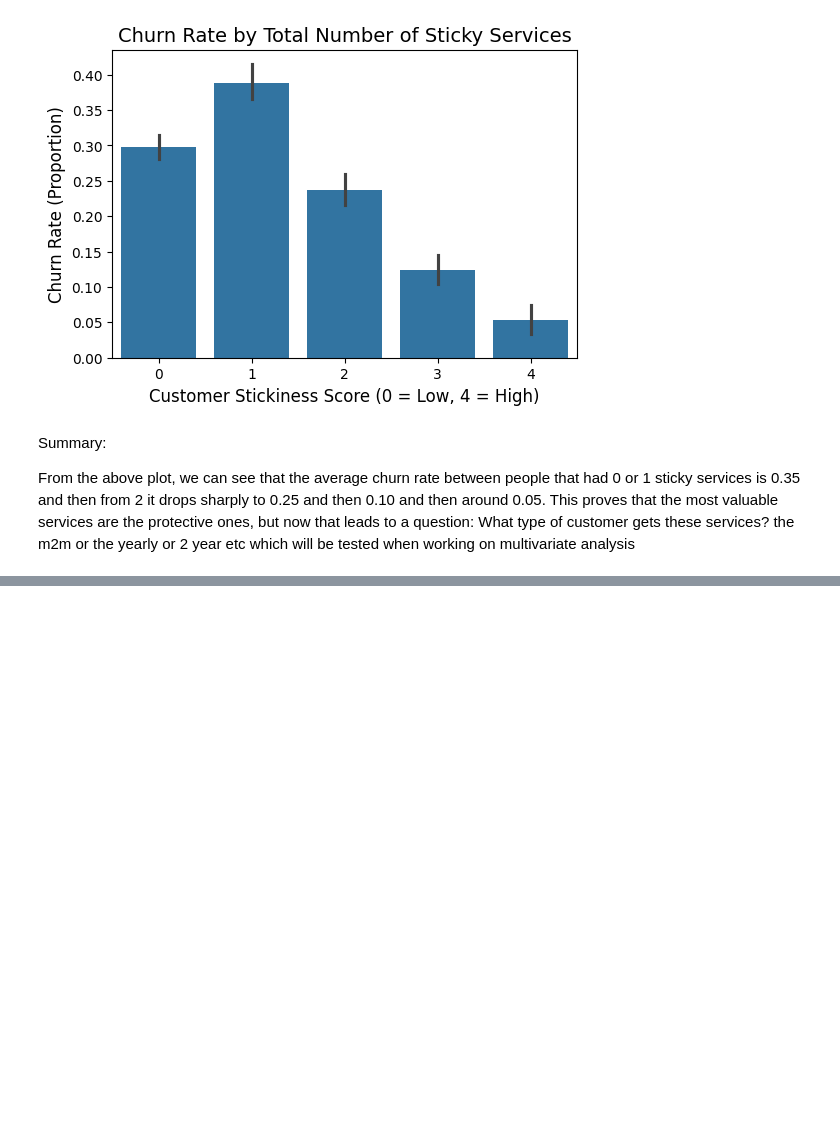
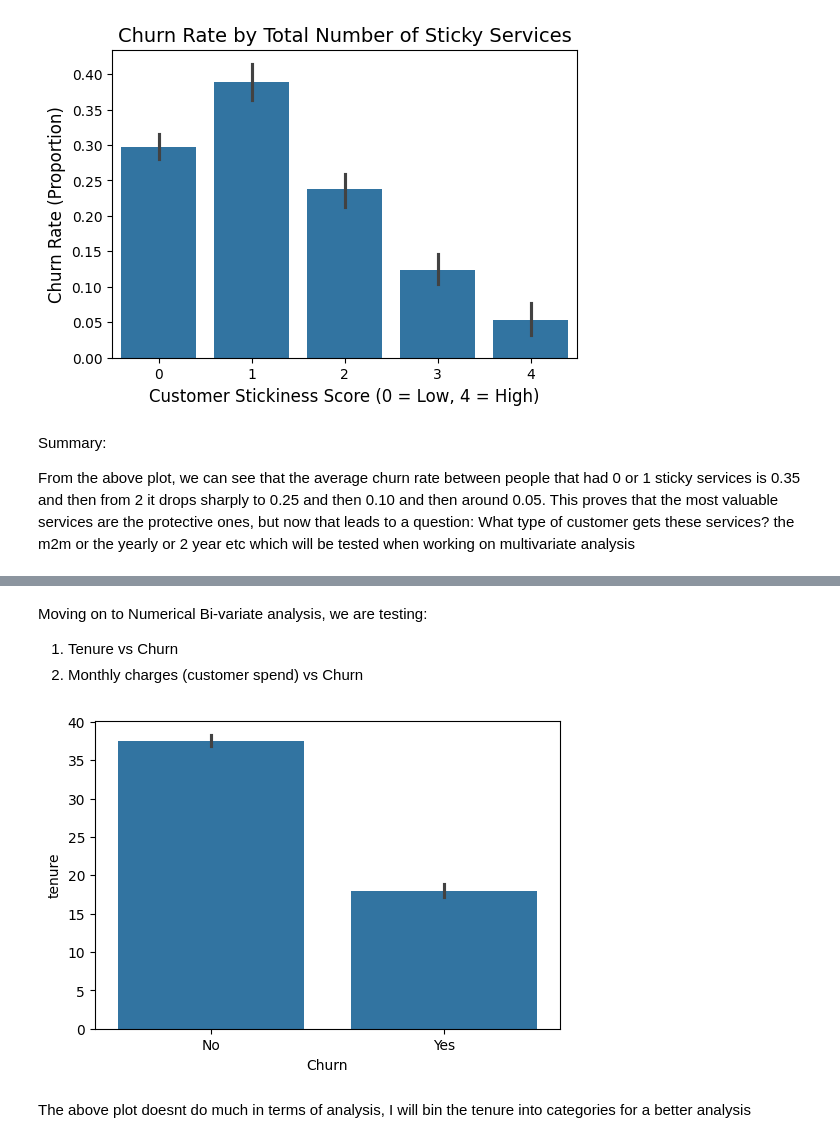
Before and after one commit to N-anle/TelecomChurnAnalysis, a Jupyter notebook: notebook.ipynb, the cells around one changed output, grey strips where cells are left out. Cells and saved outputs as stored; diff of their text form; code cells hidden in the pictures; blank space fills up the shorter version.

```diff
--- a/notebook.ipynb
+++ b/notebook.ipynb
@@ -666,0 +706,18 @@ From the above plot, we can see that the average churn rate between people that
+# %% [markdown]
+Moving on to Numerical Bi-variate analysis, we are testing:
+
+1. Tenure vs Churn
+2. Monthly charges (customer spend) vs Churn
+# %%
+#Analyzing the relationship between tenure and churn
+plt.figure(figsize=(6,4))
+sns.barplot(
+    data = df,
+    x = 'Churn',
+    y = 'tenure'
+)
+plt.show()
+# %% [output]
+[figure, added]
+# %% [markdown]
+The above plot doesnt do much in terms of analysis, I will bin the tenure into categories for a better analysis
```
Also changed, not shown: parts of 8 cells of this notebook.
